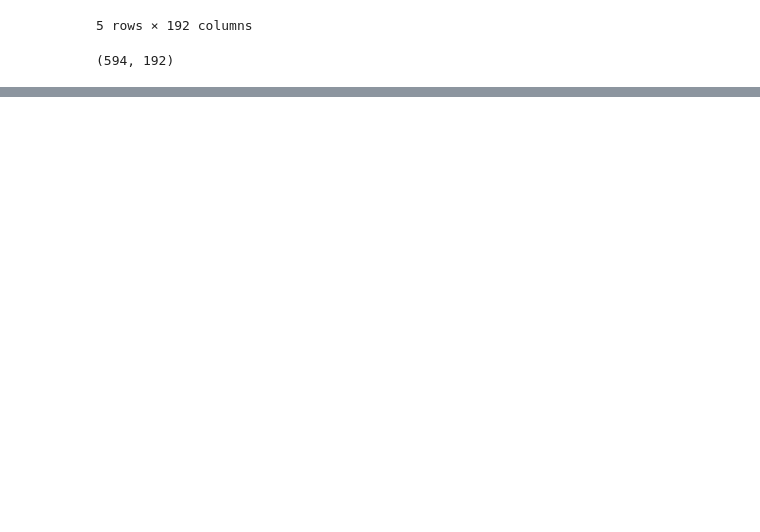
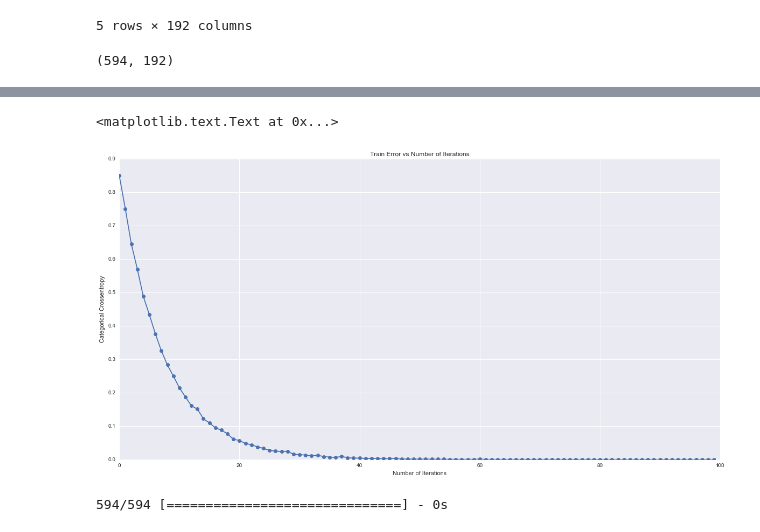
Before and after one commit to rurouni-najeeb/Kaggle, a Jupyter notebook: Leaf Classification/Leaf Classification.ipynb, the cells around one changed output, grey strips where cells are left out. Saved outputs shown, nothing was run; the diff lists cells and outputs as text; code cells hidden in the pictures; blank space fills up the shorter version.

```diff
--- a/Leaf Classification/Leaf Classification.ipynb
+++ b/Leaf Classification/Leaf Classification.ipynb
@@ -262,0 +289,12 @@ fp.write(yPred.to_csv())
+# %%
+plt.plot(history.history['loss'],'o-')
+plt.xlabel('Number of Iterations')
+plt.ylabel('Categorical Crossentropy')
+plt.title('Train Error vs Number of Iterations')
+# %% [output]
+<matplotlib.text.Text at 0x...>
+[figure, added]
+# %%
+yPred = model.predict_proba(test)
+# %% [output]
+594/594 [==============================] - 0s
```
Also changed, not shown: parts of 57 cells of this notebook, 4 other files.
